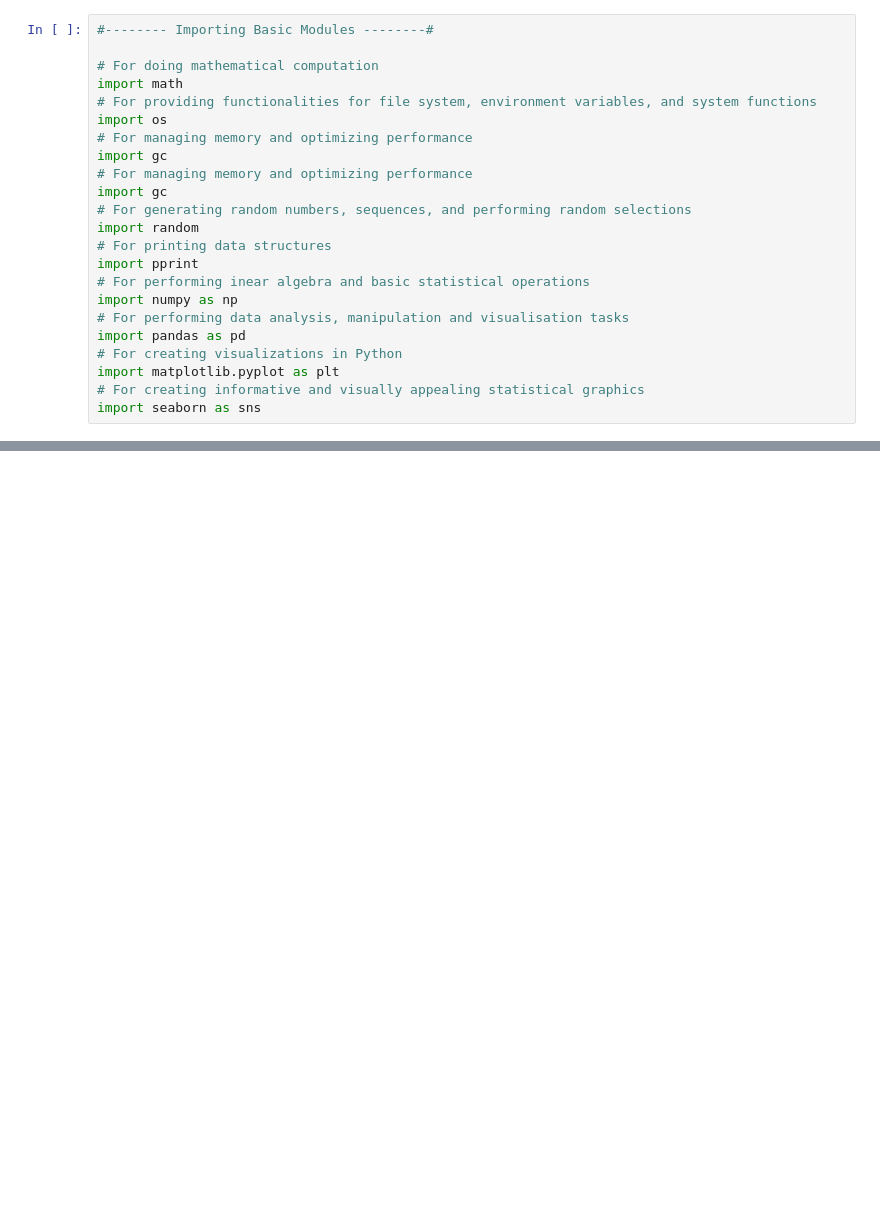
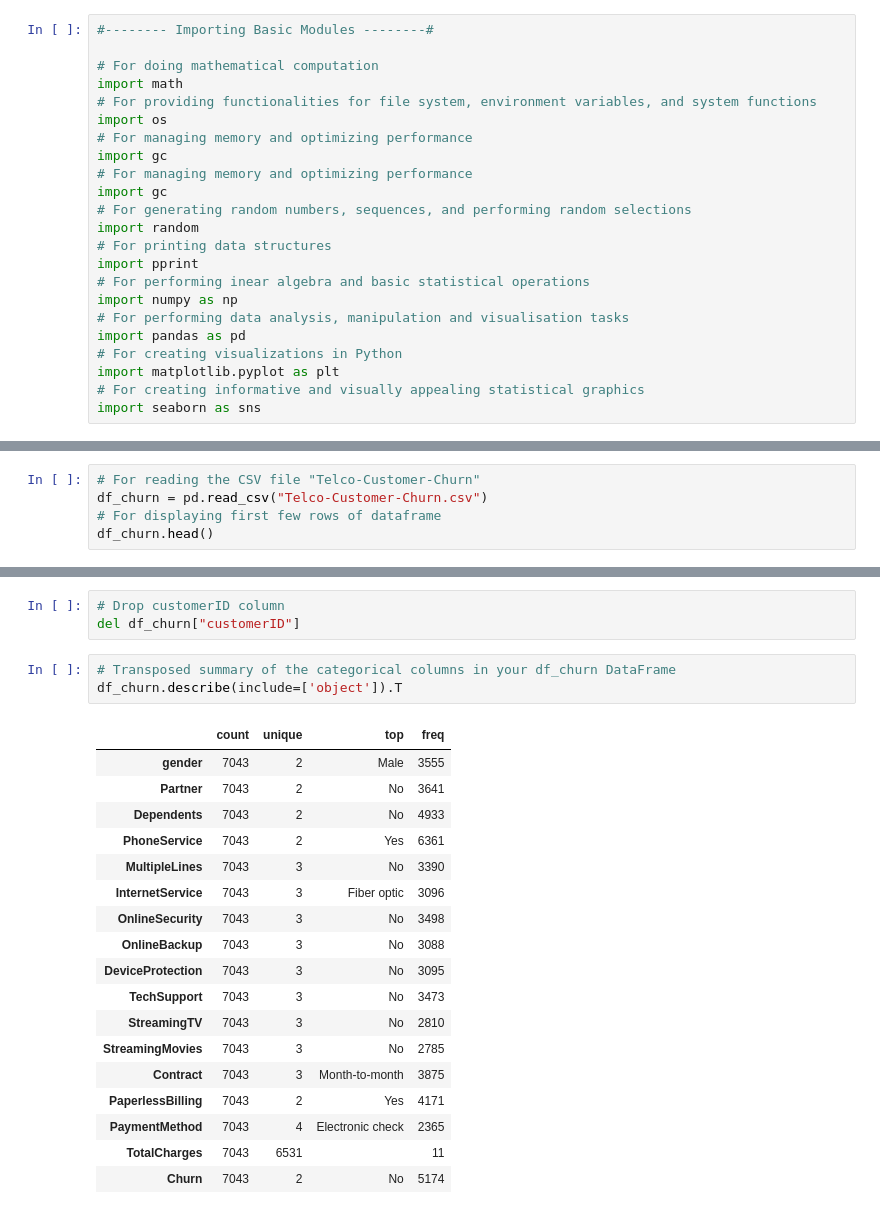
Before and after one commit to ss22aba/Customer-Churn-Prediction, a Jupyter notebook: Customer_Churn_Prediction_and_Analysis_.ipynb, the cells around one changed output, grey strips where cells are left out. Cells and saved outputs as stored; diff of their text form; blank space fills up the shorter version.

```diff
--- a/Customer_Churn_Prediction_and_Analysis_.ipynb
+++ b/Customer_Churn_Prediction_and_Analysis_.ipynb
@@ -47,0 +47,5 @@ Saving Telco-Customer-Churn.csv to Telco-Customer-Churn.csv
+# %%
+# For reading the CSV file "Telco-Customer-Churn"
+df_churn = pd.read_csv("Telco-Customer-Churn.csv")
+# For displaying first few rows of dataframe
+df_churn.head()
@@ -47,0 +89,25 @@ Saving Telco-Customer-Churn.csv to Telco-Customer-Churn.csv
+# %%
+# Drop customerID column
+del df_churn["customerID"]
+# %%
+# Transposed summary of the categorical columns in your df_churn DataFrame
+df_churn.describe(include=['object']).T
+# %% [output]
+|  | count | unique | top | freq |
+| gender | 7043 | 2 | Male | 3555 |
+| Partner | 7043 | 2 | No | 3641 |
+| Dependents | 7043 | 2 | No | 4933 |
+| PhoneService | 7043 | 2 | Yes | 6361 |
+| MultipleLines | 7043 | 3 | No | 3390 |
+| InternetService | 7043 | 3 | Fiber optic | 3096 |
+| OnlineSecurity | 7043 | 3 | No | 3498 |
+| OnlineBackup | 7043 | 3 | No | 3088 |
+| DeviceProtection | 7043 | 3 | No | 3095 |
+| TechSupport | 7043 | 3 | No | 3473 |
+| StreamingTV | 7043 | 3 | No | 2810 |
+| StreamingMovies | 7043 | 3 | No | 2785 |
+| Contract | 7043 | 3 | Month-to-month | 3875 |
+| PaperlessBilling | 7043 | 2 | Yes | 4171 |
+| PaymentMethod | 7043 | 4 | Electronic check | 2365 |
+| TotalCharges | 7043 | 6531 |  | 11 |
+| Churn | 7043 | 2 | No | 5174 |
```
Also changed, not shown: parts of 6 cells of this notebook.
